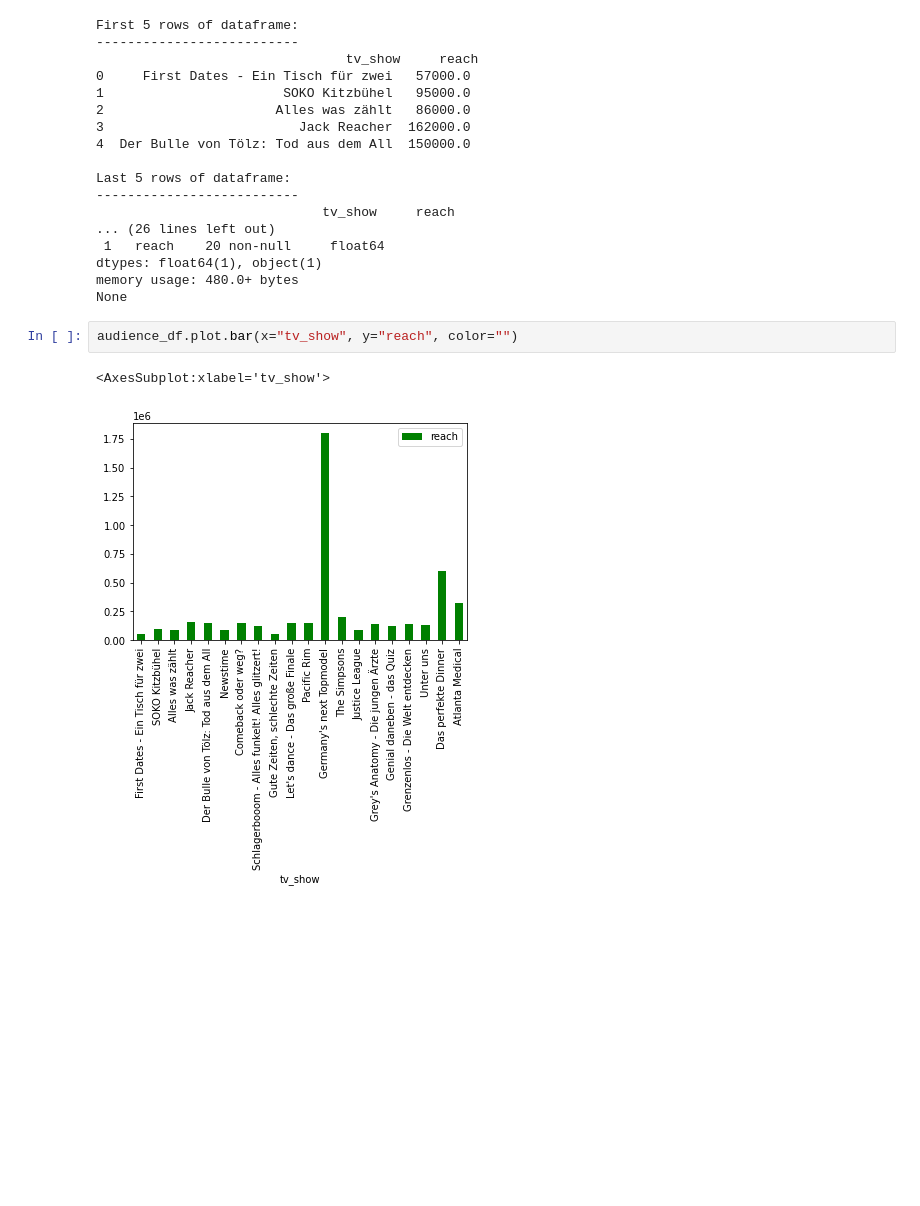
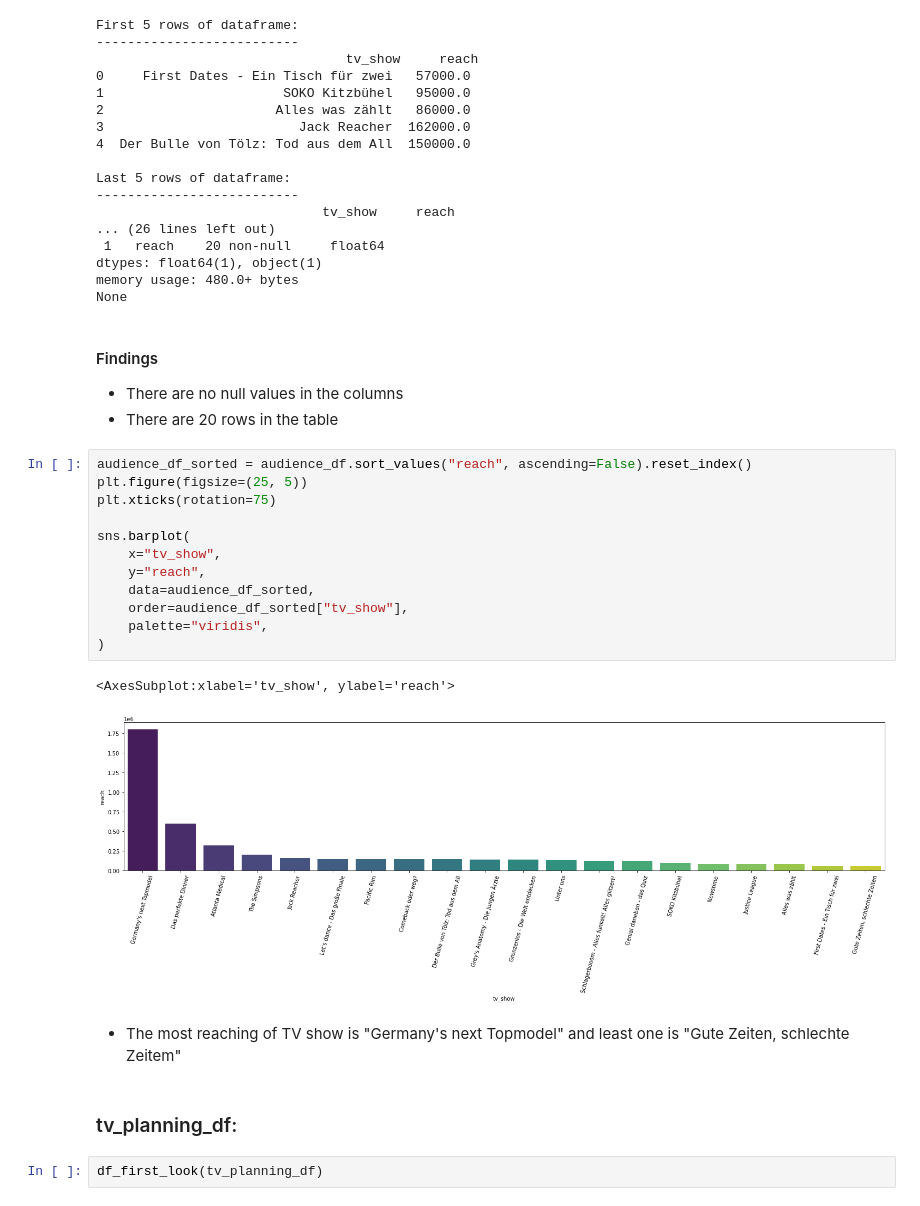
Before and after one commit to ElifKarakutukDinc/e-commerce_tv_spot_attribution_analysis, a Jupyter notebook: EDA_2.ipynb, the cells around one changed output. Cells and saved outputs as stored; diff of their text form; blank space fills up the shorter version.

Commit message:
EDA on data sets

```diff
--- a/EDA_2.ipynb
+++ b/EDA_2.ipynb
@@ -181,8 +192,29 @@ Last 5 rows of dataframe:
 dtypes: float64(1), object(1)
 memory usage: 480.0+ bytes
 None
-# %%
-audience_df.plot.bar(x="tv_show", y="reach", color="")
-# %% [output]
-<AxesSubplot:xlabel='tv_show'>
-[figure, removed]
+# %% [markdown]
+#### Findings
+
+* There are no null values in the columns
+* There are 20 rows in the table
+# %%
+audience_df_sorted = audience_df.sort_values("reach", ascending=False).reset_index()
+plt.figure(figsize=(25, 5))
+plt.xticks(rotation=75)
+
+sns.barplot(
+    x="tv_show",
+    y="reach",
+    data=audience_df_sorted,
+    order=audience_df_sorted["tv_show"],
+    palette="viridis",
+)
+# %% [output]
+<AxesSubplot:xlabel='tv_show', ylabel='reach'>
+[figure, added]
+# %% [markdown]
+* The most reaching of TV show is "Germany's next Topmodel" and least one is "Gute Zeiten, schlechte Zeitem"
+# %% [markdown]
+### tv_planning_df:
+# %%
+df_first_look(tv_planning_df)
```
Also changed, not shown: parts of 19 cells of this notebook, 1 other file.
